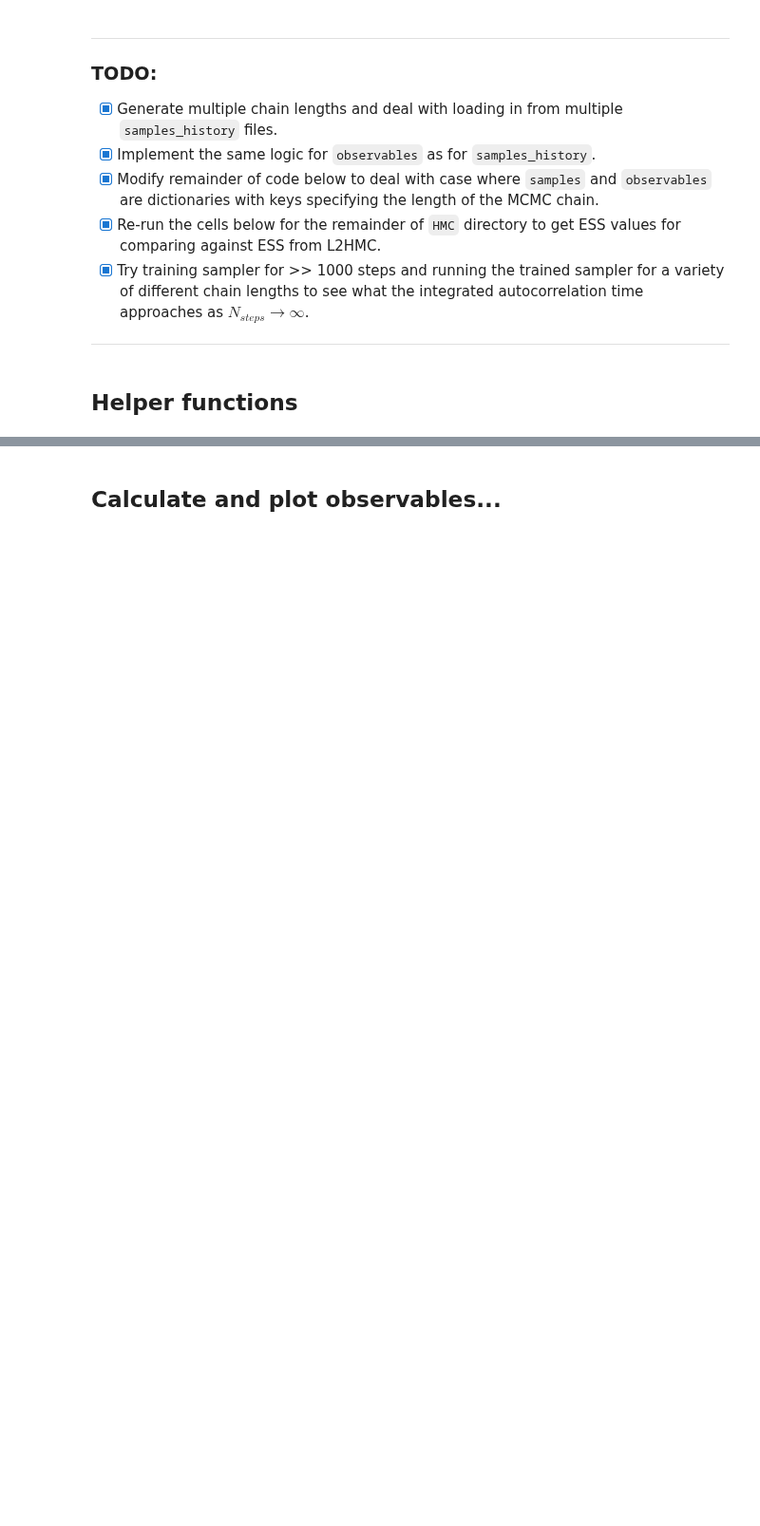
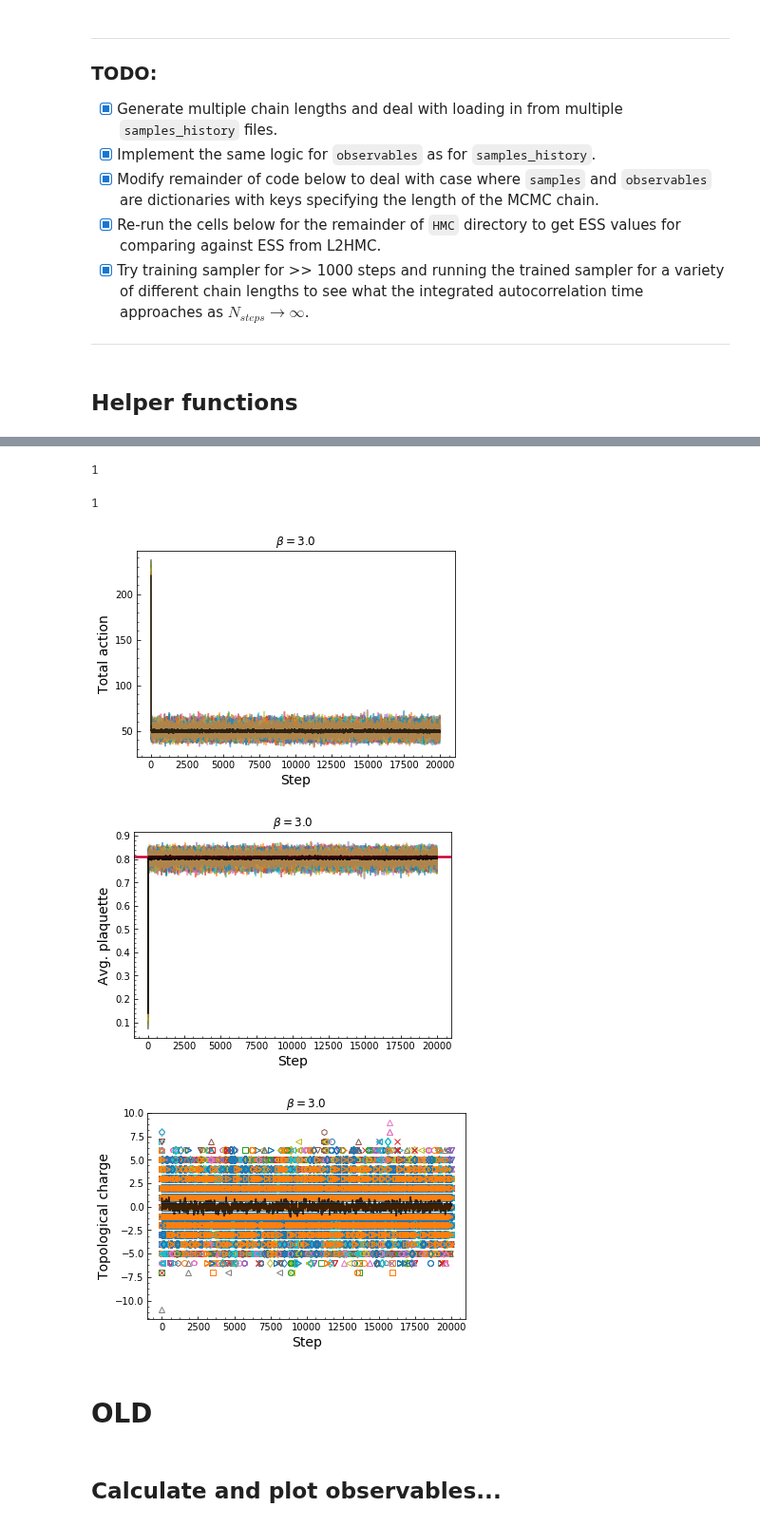
Before and after one commit to saforem2/l2hmc, a Jupyter notebook: l2hmc/notebooks/gauge_model_graph_plots.ipynb, the cells around one changed output, grey strips where cells are left out. Shown at 95% size. Drawn from its saved outputs; the diff is of its cells as text; code cells hidden in the pictures; blank space fills up the shorter version.

```diff
--- a/l2hmc/notebooks/gauge_model_graph_plots.ipynb
+++ b/l2hmc/notebooks/gauge_model_graph_plots.ipynb
@@ -88,0 +498,9 @@ def _plot_individual_acf_iat(acf_arr, iat_arr, ess_arr, figs_dir):
+# %%
+obs_dirs = [
+    os.path.join(obs_dir, i) for i in os.listdir(obs_dir) if 'steps' in i
+]
+training_obs_dirs = [
+    os.path.join(training_obs_dir, i) for i in os.listdir(training_obs_dir)
+]
+obs_dirs
+training_obs_dirs
@@ -88,0 +533,11 @@ def _plot_individual_acf_iat(acf_arr, iat_arr, ess_arr, figs_dir):
+# %%
+output =  load_stats_and_observables(obs_dirs[0])
+actions_dict, plaqs_dict, charges_dict, tun_events = output
+# %%
+actions_arr = np.array(list(actions_dict.values()))
+plaqs_arr = np.array(list(plaqs_dict.values()))
+charges_arr = np.array(list(charges_dict.values()))
+
+keys_arr = np.array(list(actions_dict.keys()))
+steps_arr = keys_arr[:, 0]
+beta = keys_arr[0, 1]
@@ -89,3 +550,51 @@ def _plot_individual_acf_iat(acf_arr, iat_arr, ess_arr, figs_dir):
+# %%
+######################
+# Total actions plots
+######################
+title_str = (r"$\beta = $"
+             f"{beta}") # ", {len(steps)} eval steps")
+kwargs = {
+    'out_file': None,
+    'markers': False,
+    'lines': True,
+    'alpha': 0.6,
+    'title': title_str,
+    'legend': False,
+    'ret': False,
+}
+plot_multiple_lines(steps_arr, actions_arr.T, x_label='Step', y_label='Total action', **kwargs)
+
+###########################
+# Average plaquettes plots
+###########################
+kwargs['ret'] = True
+_, ax = plot_multiple_lines(steps_arr, plaqs_arr.T, x_label='Step',
+                            y_label='Avg. plaquette', **kwargs)
+
+_ = ax.axhline(y=u1_plaq_exact(beta),
+               color='#CC0033', ls='-', lw=2.5, label='exact')
+
+_ = ax.plot(steps_arr, plaqs_arr.T.mean(axis=0),
+            color='k', label='average', alpha=0.75)
+
+
+############################
+# Topological charge plots
+############################
+kwargs['markers'] = True
+kwargs['lines'] = False
+kwargs['alpha'] = 1.
+kwargs['ret'] = False
+plot_multiple_lines(steps_arr, charges_arr.T, x_label='Step',
+                    y_label='Topological charge', **kwargs)
+# %% [output]
+1
+1
+[figure, added]
+[figure, added]
+[figure, added]
+# %% [markdown]
+# OLD
 # %% [markdown]
 ## Calculate and plot observables...
 # %% [markdown]
```
Also changed, not shown: parts of 18 cells of this notebook, 2 other files.
